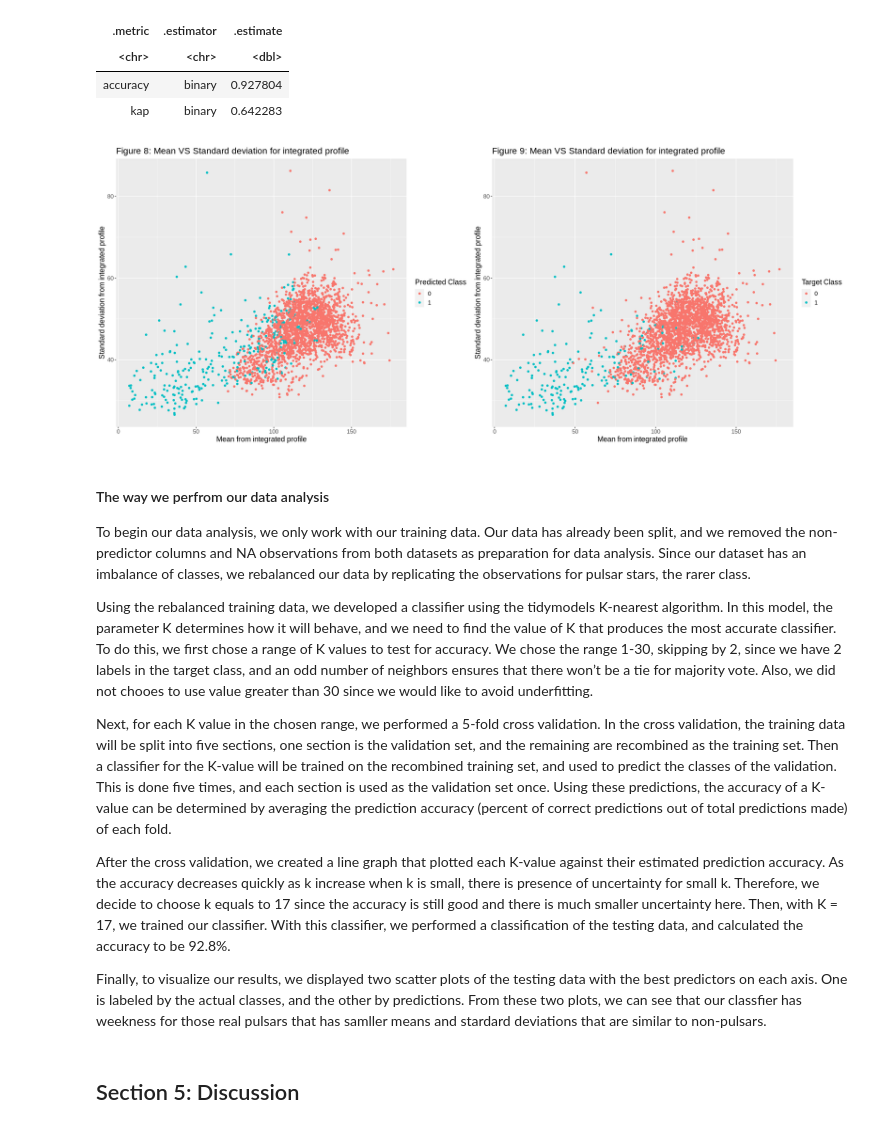
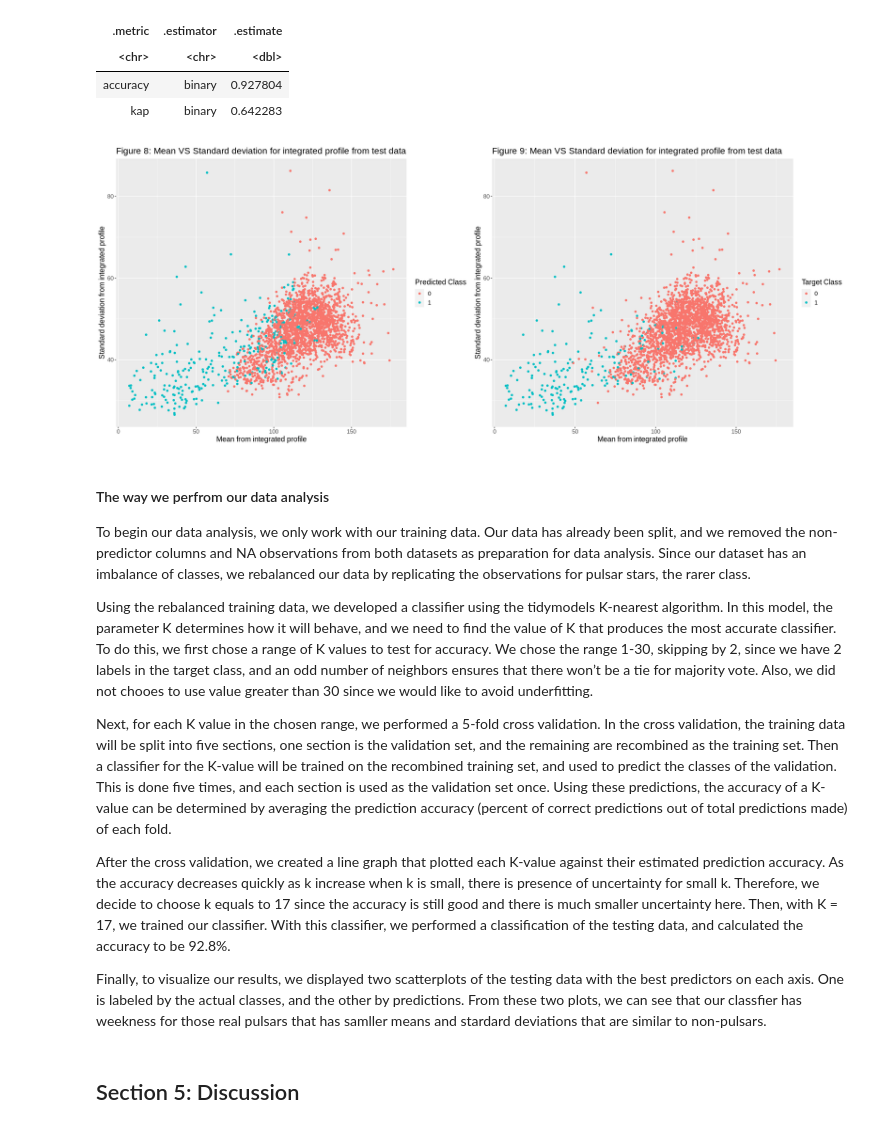
Before and after one commit to ScottCY/Group-_Project, a Jupyter notebook: Project_new.ipynb, the cells around one changed output. Saved outputs shown, nothing was run; the diff lists cells and outputs as text; code cells hidden in the pictures.

```diff
--- a/Project_new.ipynb
+++ b/Project_new.ipynb
@@ -352,24 +353,24 @@ A tibble: 2 × 3
 # %%
 # visualization of the analysis, and compare the test data with train data
 options(repr.plot.width = 20, repr.plot.height = 8)
 
 test_pred_plot <- ggplot(prediction,
             aes(x = integrated_profile_mean, y = integrated_profile_standard_deviation, colour = .pred_class))+
 geom_point()+
-ggtitle("Figure 8: Mean VS Standard deviation for integrated profile")+
+ggtitle("Figure 8: Mean VS Standard deviation for integrated profile from test data")+
 labs(x = "Mean from integrated profile", y = "Standard deviation from integrated profile", colour = "Predicted Class")+
 theme(text = element_text(size = 14))
 
 test_target_plot <- ggplot(prediction,
             aes(x = integrated_profile_mean, y = integrated_profile_standard_deviation, colour = target_class))+
 geom_point()+
-ggtitle("Figure 9: Mean VS Standard deviation for integrated profile")+
+ggtitle("Figure 9: Mean VS Standard deviation for integrated profile from test data")+
 labs(x = "Mean from integrated profile", y = "Standard deviation from integrated profile", colour = "Target Class")+
 theme(text = element_text(size = 14))
 
 plot_grid(test_pred_plot, test_target_plot)
 # %% [output]
-[figure, old version]
+[figure, new version]
 # %% [markdown]
 #### The way we perfrom our data analysis
 To begin our data analysis, we only work with our training data. Our data has already been split, and we removed the non-predictor columns and NA observations from both datasets as preparation for data analysis. Since our dataset has an imbalance of classes, we rebalanced our data by replicating the observations for pulsar stars, the rarer class.
@@ -380,7 +381,7 @@ Next, for each K value in the chosen range, we performed a 5-fold cross validati
 
 After the cross validation, we created a line graph that plotted each K-value against their estimated prediction accuracy.  As the accuracy decreases quickly as k increase when k is small, there is presence of uncertainty for small k. Therefore, we decide to choose k equals to 17 since the accuracy is still good and there is much smaller uncertainty here. Then, with K = 17, we trained our classifier. With this classifier, we performed a classification of the testing data, and calculated the accuracy to be 92.8%.
 
-Finally, to visualize our results, we displayed two scatter plots of the testing data with the best predictors on each axis. One is labeled by the actual classes, and the other by predictions. From these two plots, we can see that our classfier has weekness for those real pulsars that has samller means and stardard deviations that are similar to non-pulsars.
+Finally, to visualize our results, we displayed two scatterplots of the testing data with the best predictors on each axis. One is labeled by the actual classes, and the other by predictions. From these two plots, we can see that our classfier has weekness for those real pulsars that has samller means and stardard deviations that are similar to non-pulsars.
 # %% [markdown]
 ## Section 5: Discussion
 # %% [markdown]
```
Also changed, not shown: parts of 5 cells of this notebook.
